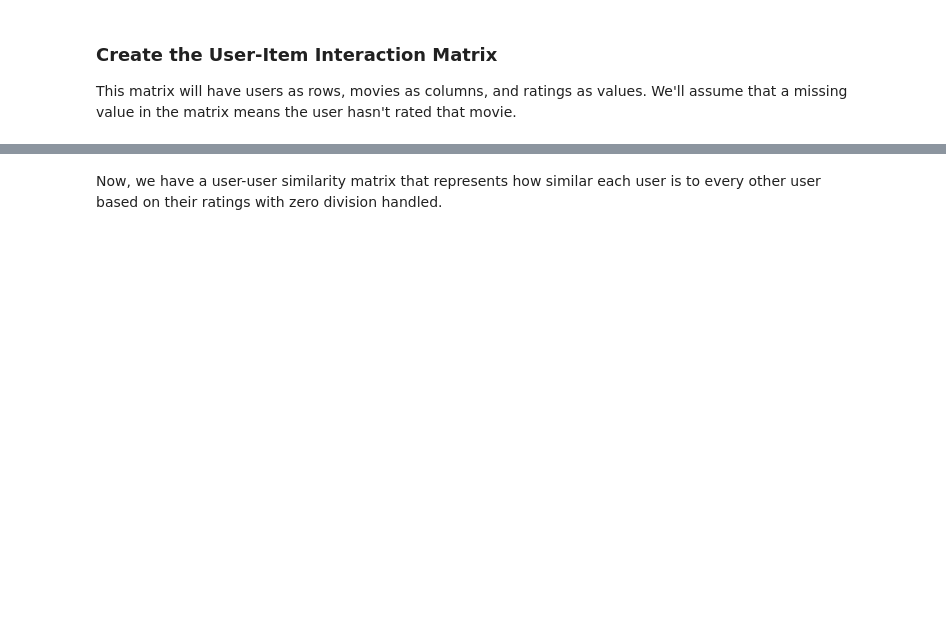
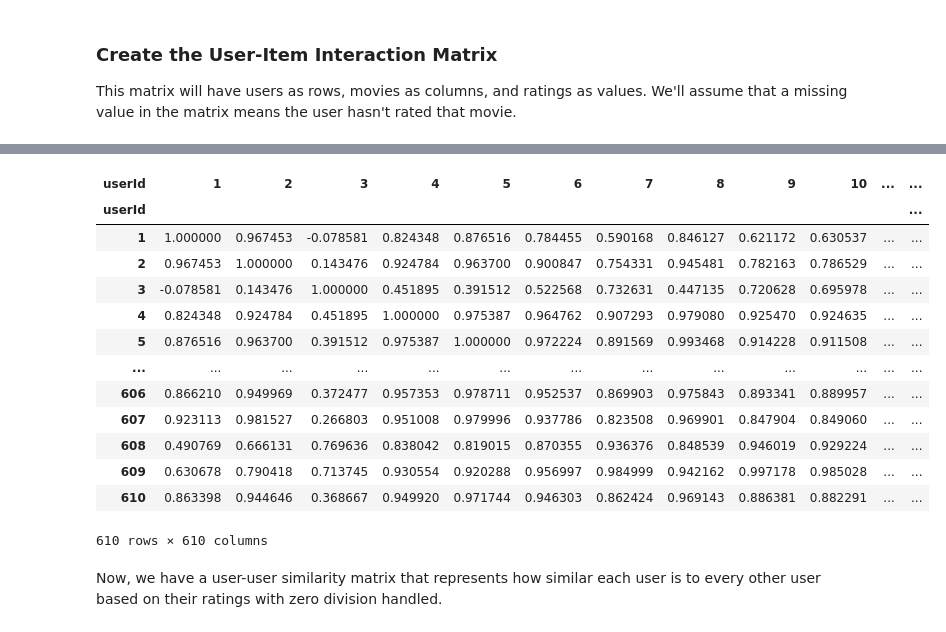
Before and after one commit to lewis-mawira/phase-4-project, a Jupyter notebook: Untitled.ipynb, the cells around one changed output, grey strips where cells are left out. Drawn from its saved outputs; the diff is of its cells as text; code cells hidden in the pictures; blank space fills up the shorter version.

```diff
--- a/Untitled.ipynb
+++ b/Untitled.ipynb
@@ -261,0 +320,6 @@ user_item_matrix
+# %%
+# Create the user-item interaction matrix
+user_item_matrix_df = ratings.pivot(index='userId', columns='movieId', values='rating')
+
+# Display the user-item interaction matrix
+print(user_item_matrix_df)
@@ -261,0 +350,6 @@ user_item_matrix
+# %%
+# Fill missing values with the mean rating for each movie
+user_item_matrix = user_item_matrix_df.fillna(user_item_matrix_df.mean())
+
+# Display the filled user-item interaction matrix
+print(user_item_matrix)
@@ -286,0 +400,9 @@ user_item_matrix_normalized
+# %%
+# Calculate the mean rating for each user
+user_mean_ratings = user_item_matrix_df.mean(axis=1)
+
+# Normalize the user-item matrix by subtracting the mean rating of each user
+normalized_user_item_matrix = user_item_matrix.sub(user_mean_ratings, axis=0)
+
+# Display the normalized user-item matrix
+print(normalized_user_item_matrix)
@@ -319,2 +435,25 @@ user_similarity
+# %%
+# Calculate the similarity matrix between users
+user_similarity = cosine_similarity(normalized_user_item_matrix)
+
+# Create a DataFrame for the user similarity matrix and replace NaN values (resulting from zero division) with 0
+user_similarity_df = pd.DataFrame(user_similarity, index=user_item_matrix.index, columns=user_item_matrix.index).fillna(0)
+# Now you have the user similarity matrix with zero division handled
+user_similarity_df
+# %% [output]
+| userId | 1 | 2 | 3 | 4 | 5 | 6 | 7 | 8 | 9 | 10 | ... | ... |
+| userId |  |  |  |  |  |  |  |  |  |  |  | ... |
+| 1 | 1.000000 | 0.967453 | -0.078581 | 0.824348 | 0.876516 | 0.784455 | 0.590168 | 0.846127 | 0.621172 | 0.630537 | ... | ... |
+| 2 | 0.967453 | 1.000000 | 0.143476 | 0.924784 | 0.963700 | 0.900847 | 0.754331 | 0.945481 | 0.782163 | 0.786529 | ... | ... |
+| 3 | -0.078581 | 0.143476 | 1.000000 | 0.451895 | 0.391512 | 0.522568 | 0.732631 | 0.447135 | 0.720628 | 0.695978 | ... | ... |
+| 4 | 0.824348 | 0.924784 | 0.451895 | 1.000000 | 0.975387 | 0.964762 | 0.907293 | 0.979080 | 0.925470 | 0.924635 | ... | ... |
+| 5 | 0.876516 | 0.963700 | 0.391512 | 0.975387 | 1.000000 | 0.972224 | 0.891569 | 0.993468 | 0.914228 | 0.911508 | ... | ... |
+| ... | ... | ... | ... | ... | ... | ... | ... | ... | ... | ... | ... | ... |
+| 606 | 0.866210 | 0.949969 | 0.372477 | 0.957353 | 0.978711 | 0.952537 | 0.869903 | 0.975843 | 0.893341 | 0.889957 | ... | ... |
+| 607 | 0.923113 | 0.981527 | 0.266803 | 0.951008 | 0.979996 | 0.937786 | 0.823508 | 0.969901 | 0.847904 | 0.849060 | ... | ... |
+| 608 | 0.490769 | 0.666131 | 0.769636 | 0.838042 | 0.819015 | 0.870355 | 0.936376 | 0.848539 | 0.946019 | 0.929224 | ... | ... |
+| 609 | 0.630678 | 0.790418 | 0.713745 | 0.930554 | 0.920288 | 0.956997 | 0.984999 | 0.942162 | 0.997178 | 0.985028 | ... | ... |
+| 610 | 0.863398 | 0.944646 | 0.368667 | 0.949920 | 0.971744 | 0.946303 | 0.862424 | 0.969143 | 0.886381 | 0.882291 | ... | ... |
+610 rows × 610 columns
 # %% [markdown]
 Now, we have a user-user similarity matrix that represents how similar each user is to every other user based on their ratings with zero division handled.
```
Also changed, not shown: parts of 59 cells of this notebook.
